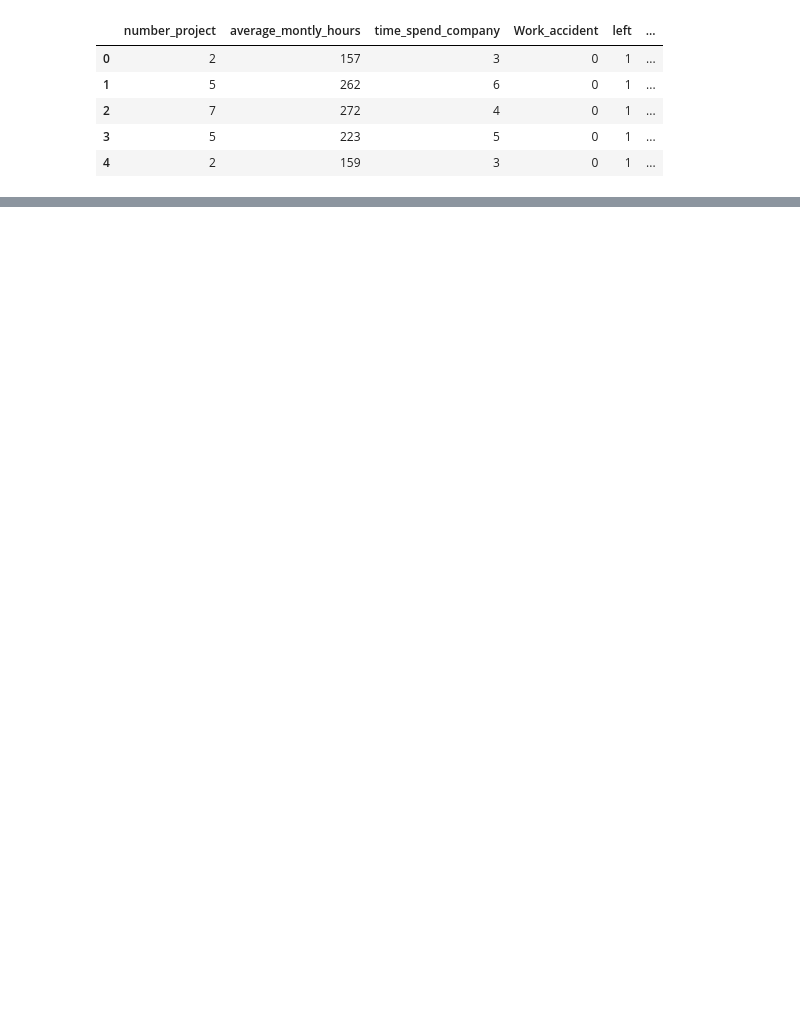
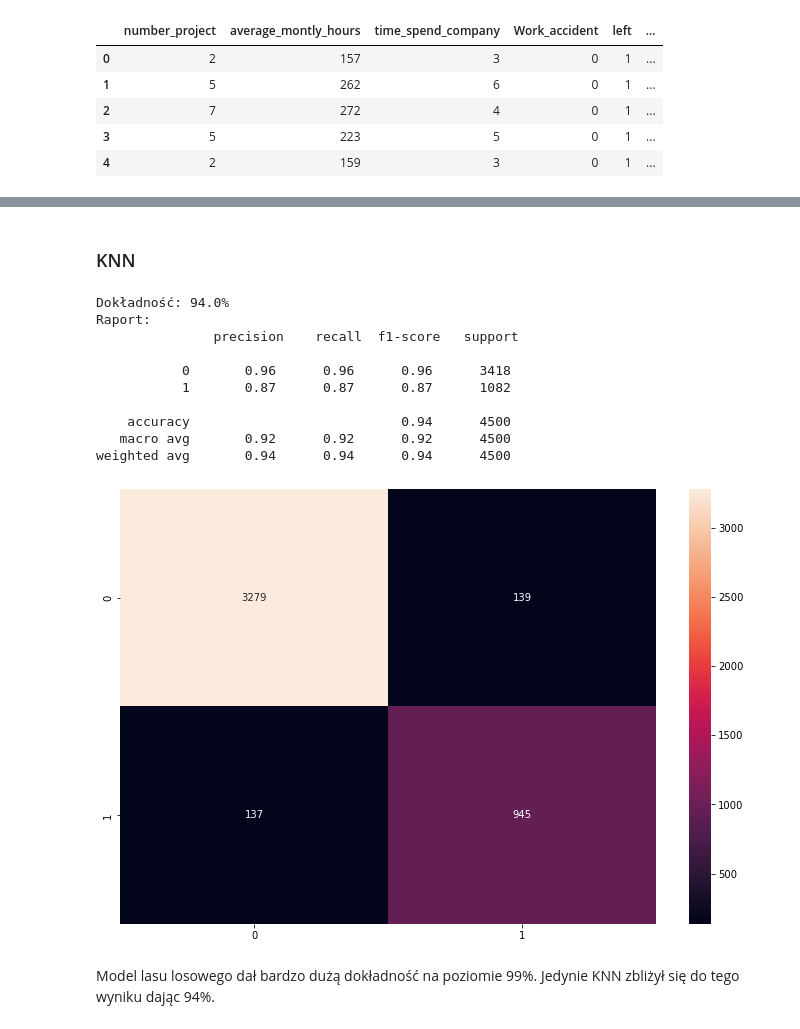
Before and after one commit to SimontheSparrow/Next-HR-notebook, a Jupyter notebook: New HR.ipynb, the cells around one changed output, grey strips where cells are left out. Cells and saved outputs as stored; diff of their text form; code cells hidden in the pictures; blank space fills up the shorter version.

```diff
--- a/New HR.ipynb
+++ b/New HR.ipynb
@@ -290,0 +348,29 @@ Model lasu losowego dał bardzo dużą dokładność na poziomie 98,87%.
+# %% [markdown]
+### KNN
+# %%
+from sklearn.neighbors import KNeighborsClassifier
+
+model = KNeighborsClassifier(n_neighbors=5)
+plt.figure(figsize = (12, 8))
+model.fit(X_train, y_train)
+
+prediction = model.predict(X_test)
+
+print('\033[1m' + f'Dokładność: {100 * round(accuracy_score(prediction, y_test), 2)}%' )
+print(f'Raport:\n {classification_report(y_test, prediction)}')
+
+sns.heatmap(confusion_matrix(y_test, prediction), annot = True, fmt='.5g');
+# %% [output]
+Dokładność: 94.0%
+Raport:
+               precision    recall  f1-score   support
+
+           0       0.96      0.96      0.96      3418
+           1       0.87      0.87      0.87      1082
+
+    accuracy                           0.94      4500
+   macro avg       0.92      0.92      0.92      4500
+weighted avg       0.94      0.94      0.94      4500
+[figure, added]
+# %% [markdown]
+Model lasu losowego dał bardzo dużą dokładność na poziomie 99%. Jedynie KNN zbliżył się do tego wyniku dając 94%.
```
Also changed, not shown: parts of 19 cells of this notebook.
